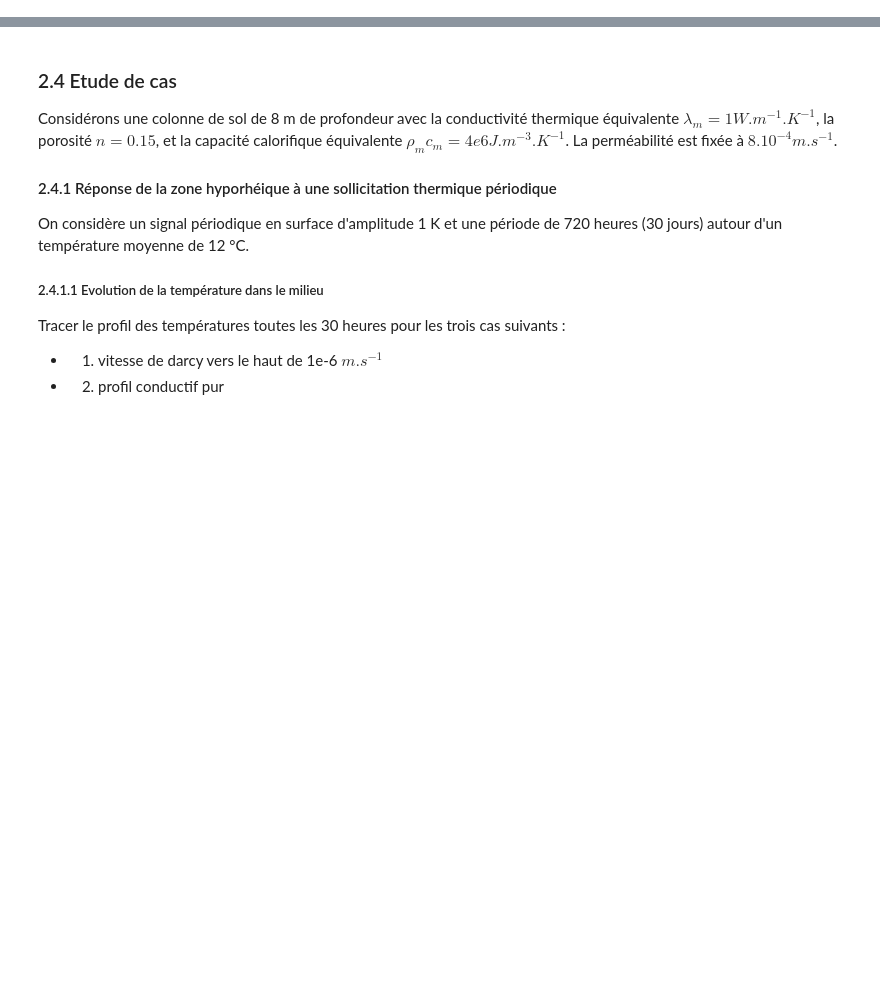
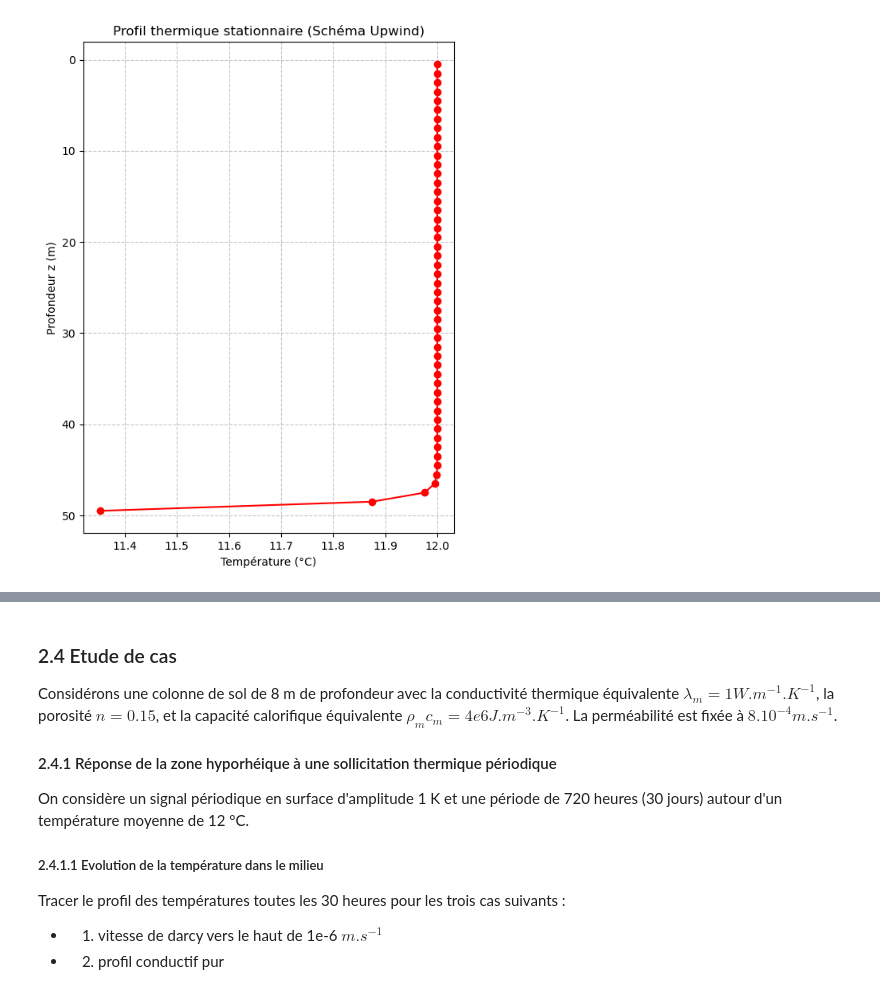
Before and after one commit to yannisalln/TP1-molonari, a Jupyter notebook: 2026TP1_modele_direct.ipynb, the cells around one changed output, grey strips where cells are left out. Drawn from its saved outputs; the diff is of its cells as text; code cells hidden in the pictures; blank space fills up the shorter version.

```diff
--- a/2026TP1_modele_direct.ipynb
+++ b/2026TP1_modele_direct.ipynb
@@ -135,0 +215,6 @@ $ \theta(z,t)  = \theta_{\mu} + \theta_{amp} e^{-\sqrt{\dfrac{\pi}{\kappa_e P}}z
+# %%
+# Exemple d'utilisation et visualisation
+
+visualisation_new(50, 1e-6, 1.0, 12.0, 10.0)
+# %% [output]
+[figure, added]
```
Also changed, not shown: parts of 13 cells of this notebook.
